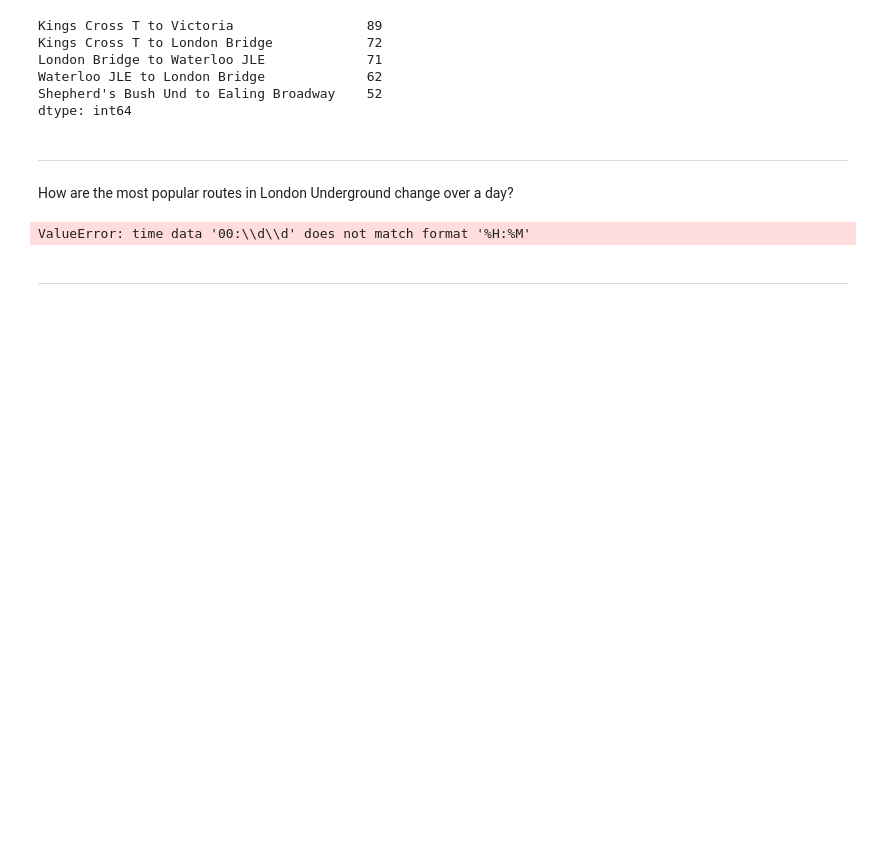
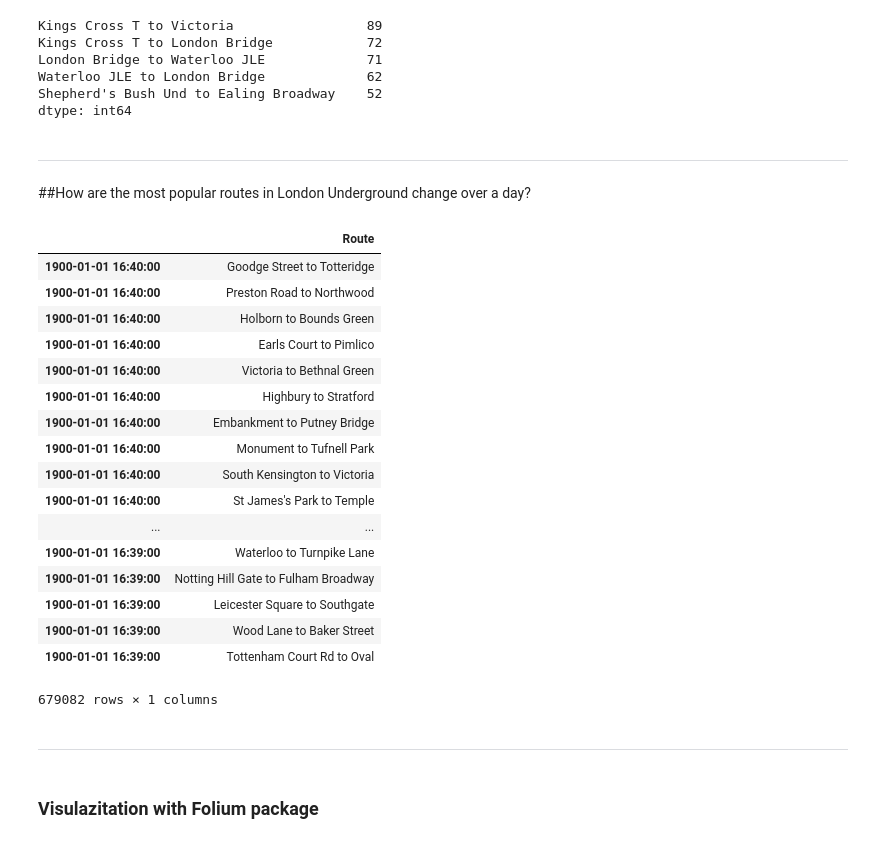
Before and after one commit to AnyaRum/Data_science_intensive_data_story, a Jupyter notebook: Data_story_project_London_underground_data.ipynb, the cells around one changed output. Saved outputs shown, nothing was run; the diff lists cells and outputs as text; code cells hidden in the pictures; blank space fills up the shorter version.

Commit message:
Got stuck with reshaping data_oyster_tube_sub data frame

```diff
--- a/Data_story_project_London_underground_data.ipynb
+++ b/Data_story_project_London_underground_data.ipynb
@@ -346,4 +346,4 @@ dtype: int64
 # %% [markdown]
 ------------
 # %% [markdown]
-How are the most popular routes in London Underground change over a day?
+##How are the most popular routes in London Underground change over a day?
@@ -354,4 +350,6 @@ data_oyster_tube_sub.replace(to_replace='24:', value='00:', inplace=True, regex=
+# %%
+data_oyster_tube_sub = data_oyster_tube[['Route']]
+data_oyster_tube = data_oyster_tube.apply(lambda x: x.str.replace('24:', '00:'))
+data_oyster_tube = data_oyster_tube.apply(lambda x: x.str.replace('25:', '01:'))
 # %%
-data_oyster_tube_sub.index = [datetime.strptime(t, '%H:%M') for t in data_oyster_tube_sub['EntTimeHHMM']]
+data_oyster_tube_sub.index = [datetime.strptime(t, '%H:%M') for t in data_oyster_tube['EntTimeHHMM']]
-# %% [output]
-ValueError: time data '00:\\d\\d' does not match format '%H:%M'
@@ -358,4 +359,27 @@ ValueError: time data '00:\\d\\d' does not match format '%H:%M'
+# %%
+data_oyster_tube_sub
+# %% [output]
+|  | Route |
+| 1900-01-01 16:40:00 | Goodge Street to Totteridge |
+| 1900-01-01 16:40:00 | Preston Road to Northwood |
+| 1900-01-01 16:40:00 | Holborn to Bounds Green |
+| 1900-01-01 16:40:00 | Earls Court to Pimlico |
+| 1900-01-01 16:40:00 | Victoria to Bethnal Green |
+| 1900-01-01 16:40:00 | Highbury to Stratford |
+| 1900-01-01 16:40:00 | Embankment to Putney Bridge |
+| 1900-01-01 16:40:00 | Monument to Tufnell Park |
+| 1900-01-01 16:40:00 | South Kensington to Victoria |
+| 1900-01-01 16:40:00 | St James's Park to Temple |
+| ... | ... |
+| 1900-01-01 16:39:00 | Waterloo to Turnpike Lane |
+| 1900-01-01 16:39:00 | Notting Hill Gate to Fulham Broadway |
+| 1900-01-01 16:39:00 | Leicester Square to Southgate |
+| 1900-01-01 16:39:00 | Wood Lane to Baker Street |
+| 1900-01-01 16:39:00 | Tottenham Court Rd to Oval |
+679082 rows × 1 columns
 # %% [markdown]
 --------
+# %% [markdown]
+### Visulazitation with Folium package
 # %%
 import folium
```
Also changed, not shown: parts of 5 cells of this notebook.
